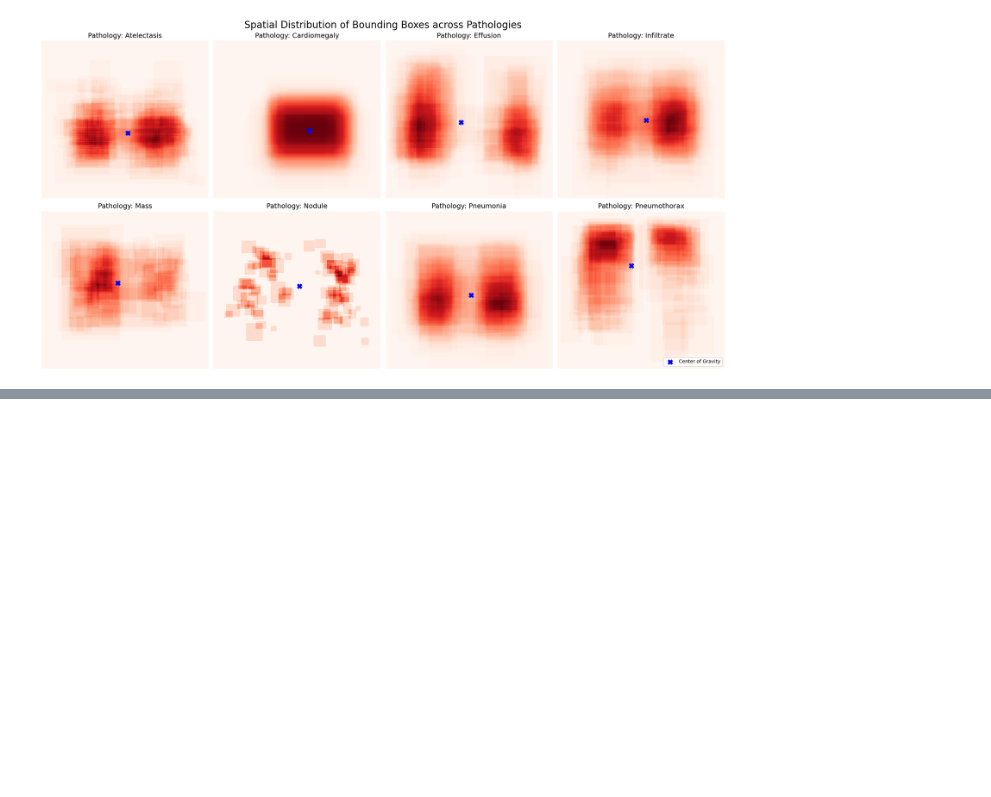
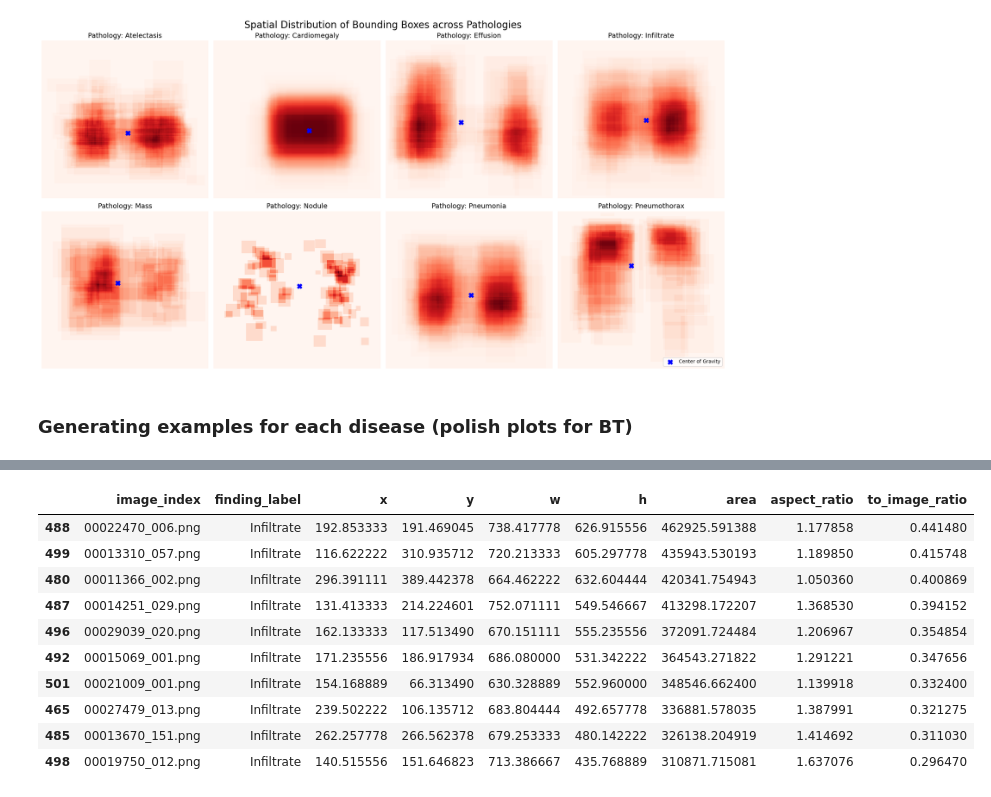
Before and after one commit to psiku/dnn-cxr-diagnostics, a Jupyter notebook: cxr-training-pipeline/notebooks/01_eda/cxr8_bbox_analysis.ipynb, the cells around one changed output, grey strips where cells are left out. Cells and saved outputs as stored; diff of their text form; code cells hidden in the pictures; blank space fills up the shorter version.

```diff
--- a/cxr-training-pipeline/notebooks/01_eda/cxr8_bbox_analysis.ipynb
+++ b/cxr-training-pipeline/notebooks/01_eda/cxr8_bbox_analysis.ipynb
@@ -334,3 +331,8 @@ plt.show()
 # %% [output]
 [interactive output not drawn]
 [figure]
+# %% [markdown]
+### Generating examples for each disease (polish plots for BT)
+# %%
+bbox_df.where(bbox_df["finding_label"] == "Infiltrate").sort_values(by="to_image_ratio", ascending=False).head(10)
+# %% [output]
@@ -336,0 +340,11 @@ plt.show()
+|  | image_index | finding_label | x | y | w | h | area | aspect_ratio | to_image_ratio |
+| 488 | 00022470_006.png | Infiltrate | 192.853333 | 191.469045 | 738.417778 | 626.915556 | 462925.591388 | 1.177858 | 0.441480 |
+| 499 | 00013310_057.png | Infiltrate | 116.622222 | 310.935712 | 720.213333 | 605.297778 | 435943.530193 | 1.189850 | 0.415748 |
+| 480 | 00011366_002.png | Infiltrate | 296.391111 | 389.442378 | 664.462222 | 632.604444 | 420341.754943 | 1.050360 | 0.400869 |
+| 487 | 00014251_029.png | Infiltrate | 131.413333 | 214.224601 | 752.071111 | 549.546667 | 413298.172207 | 1.368530 | 0.394152 |
+| 496 | 00029039_020.png | Infiltrate | 162.133333 | 117.513490 | 670.151111 | 555.235556 | 372091.724484 | 1.206967 | 0.354854 |
+| 492 | 00015069_001.png | Infiltrate | 171.235556 | 186.917934 | 686.080000 | 531.342222 | 364543.271822 | 1.291221 | 0.347656 |
+| 501 | 00021009_001.png | Infiltrate | 154.168889 | 66.313490 | 630.328889 | 552.960000 | 348546.662400 | 1.139918 | 0.332400 |
+| 465 | 00027479_013.png | Infiltrate | 239.502222 | 106.135712 | 683.804444 | 492.657778 | 336881.578035 | 1.387991 | 0.321275 |
+| 485 | 00013670_151.png | Infiltrate | 262.257778 | 266.562378 | 679.253333 | 480.142222 | 326138.204919 | 1.414692 | 0.311030 |
+| 498 | 00019750_012.png | Infiltrate | 140.515556 | 151.646823 | 713.386667 | 435.768889 | 310871.715081 | 1.637076 | 0.296470 |
```
Also changed, not shown: parts of 11 cells of this notebook, 1 other file.
